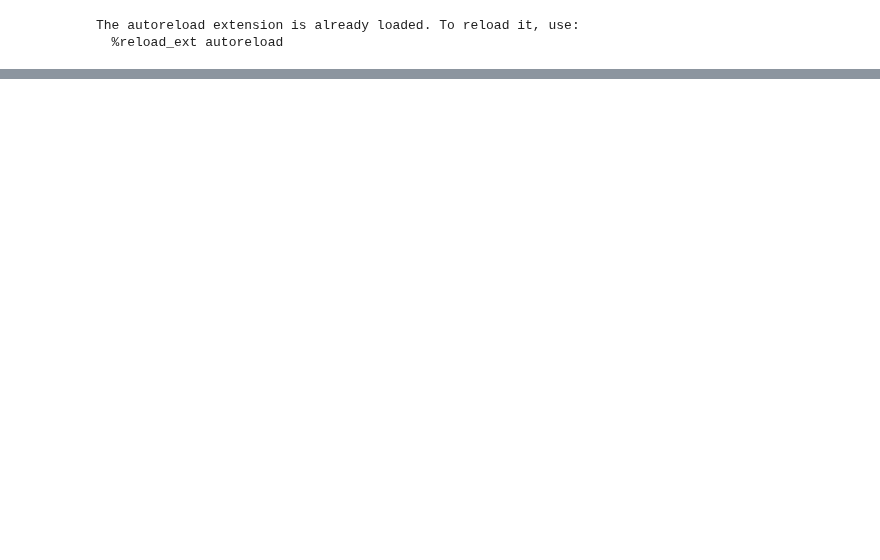
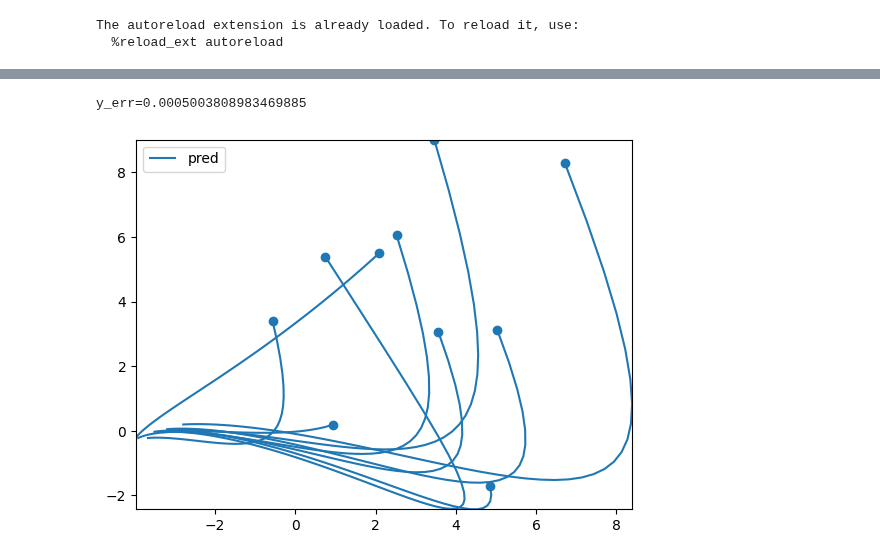
Before and after one commit to DynaDojo/dynadojo, a Jupyter notebook: demos/sindy_demo1.ipynb, the cells around one changed output, grey strips where cells are left out. Drawn from its saved outputs; the diff is of its cells as text; code cells hidden in the pictures; blank space fills up the shorter version.

```diff
--- a/demos/sindy_demo1.ipynb
+++ b/demos/sindy_demo1.ipynb
@@ -40,0 +54,11 @@ plt.show()
+# %%
+sindy = SINDy(embed_dim, timesteps, max_control_cost=0, seed=None)
+sindy.fit(x)
+y_pred = sindy.predict(y[:, 0], timesteps)
+ax = None
+fig, ax = plot([y_pred], target_dim=min(2, latent_dim), labels=["pred"], max_lines=15, ax=ax)
+y_err = system.calc_error(y, y_pred)
+print(f"{y_err=}")
+# %% [output]
+y_err=0.0005003808983469885
+[figure, added]
```
Also changed, not shown: parts of 5 cells of this notebook, 11 other files.
